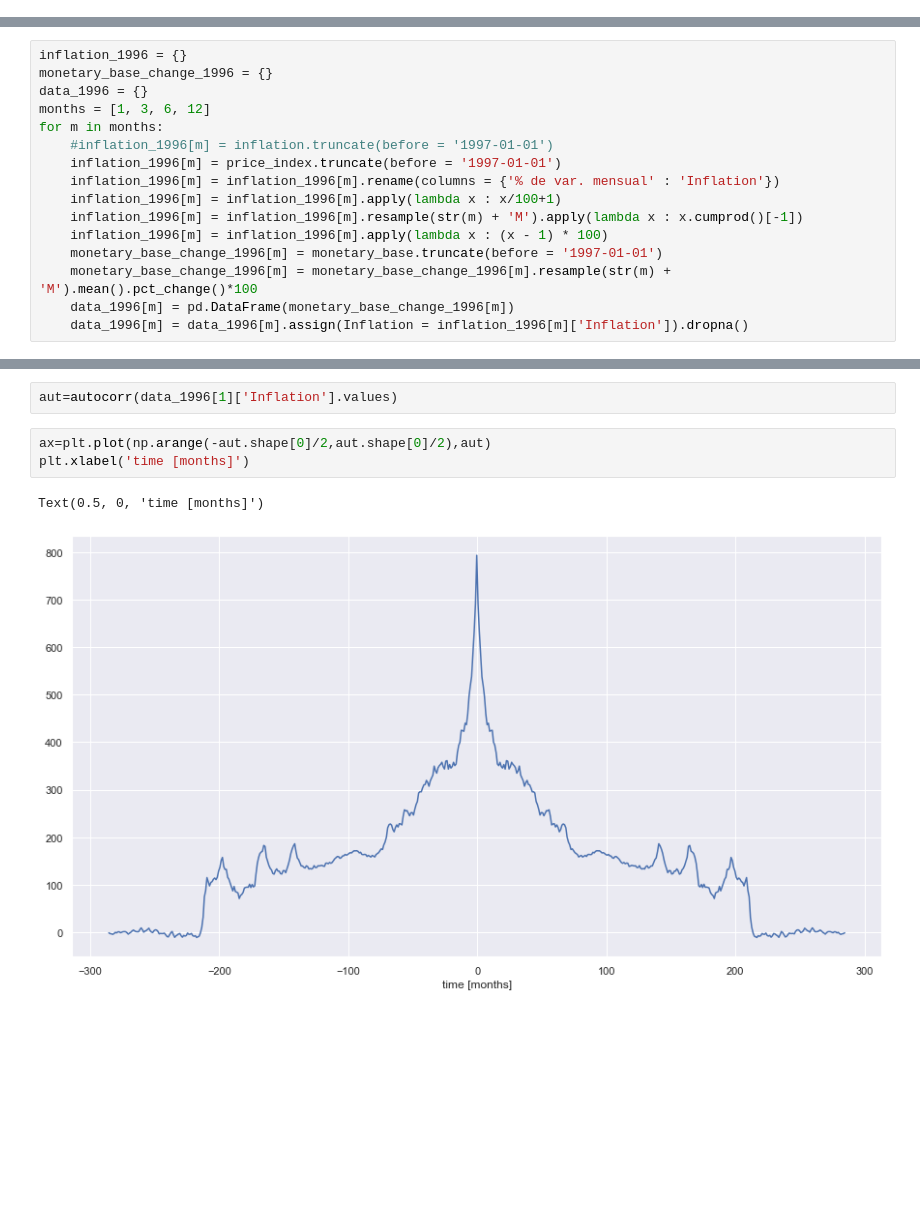
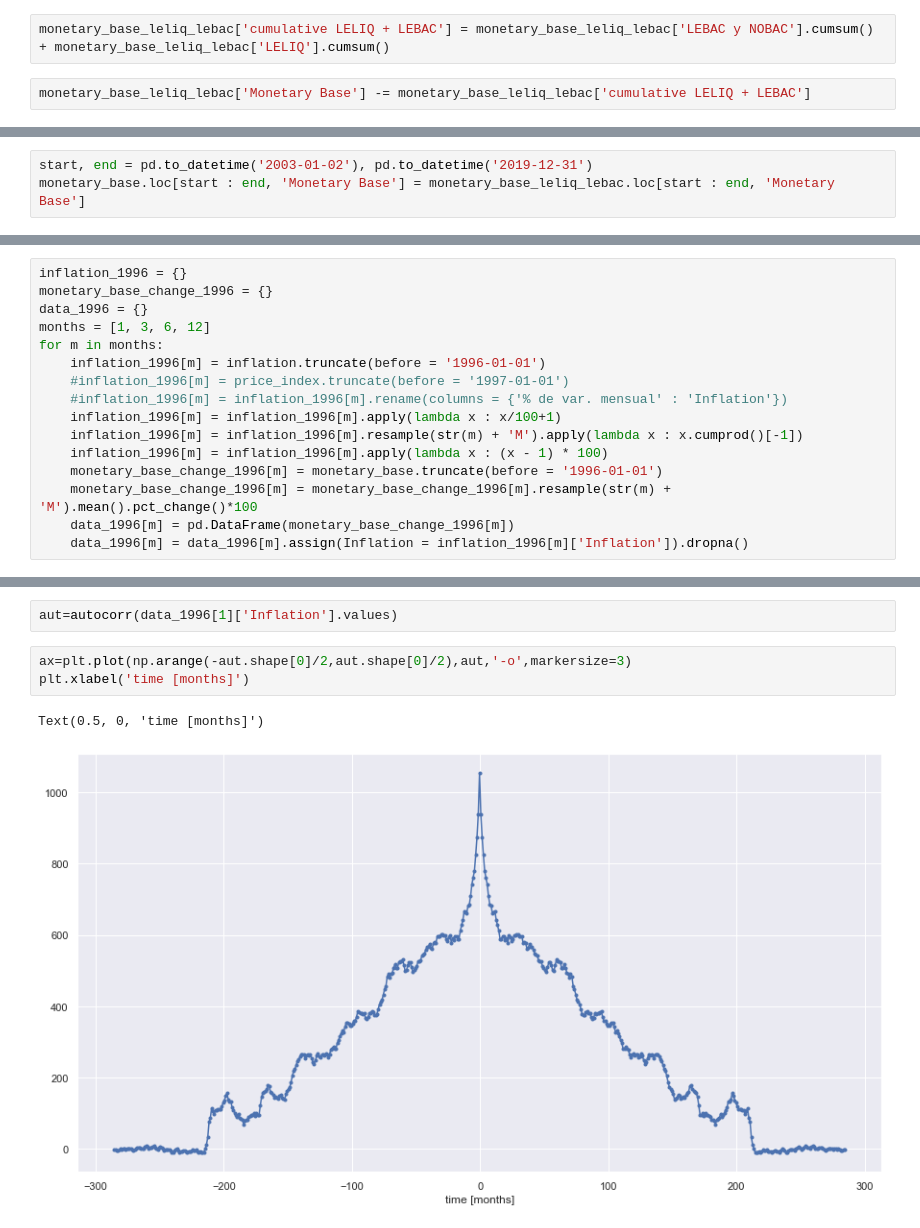
Before and after one commit to lambdaclass/finance_playground, a Jupyter notebook: notebooks/cmb_inflation/bm_inflation.ipynb, the cells around one changed output, grey strips where cells are left out. Drawn from its saved outputs; the diff is of its cells as text; blank space fills up the shorter version.

```diff
--- a/notebooks/cmb_inflation/bm_inflation.ipynb
+++ b/notebooks/cmb_inflation/bm_inflation.ipynb
@@ -38,0 +65,4 @@ monetary_base = monetary_base.drop(['Dates'], axis=1)
+# %%
+monetary_base_leliq_lebac['cumulative LELIQ + LEBAC'] = monetary_base_leliq_lebac['LEBAC y NOBAC'].cumsum() + monetary_base_leliq_lebac['LELIQ'].cumsum()
+# %%
+monetary_base_leliq_lebac['Monetary Base'] -= monetary_base_leliq_lebac['cumulative LELIQ + LEBAC']
@@ -39,3 +71,6 @@ monetary_base = monetary_base.drop(['Dates'], axis=1)
+# %%
+start, end = pd.to_datetime('2003-01-02'), pd.to_datetime('2019-12-31')
+monetary_base.loc[start : end, 'Monetary Base'] = monetary_base_leliq_lebac.loc[start : end, 'Monetary Base']
 # %%
 ax = inflation.plot()
 # %% [output]
@@ -52,13 +86,13 @@ monetary_base_change_1996 = {}
 data_1996 = {}
 months = [1, 3, 6, 12]
 for m in months:
-    #inflation_1996[m] = inflation.truncate(before = '1997-01-01')
-    inflation_1996[m] = price_index.truncate(before = '1997-01-01')
-    inflation_1996[m] = inflation_1996[m].rename(columns = {'% de var. mensual' : 'Inflation'})
+    inflation_1996[m] = inflation.truncate(before = '1996-01-01')
+    #inflation_1996[m] = price_index.truncate(before = '1997-01-01')
+    #inflation_1996[m] = inflation_1996[m].rename(columns = {'% de var. mensual' : 'Inflation'})
     inflation_1996[m] = inflation_1996[m].apply(lambda x : x/100+1)
     inflation_1996[m] = inflation_1996[m].resample(str(m) + 'M').apply(lambda x : x.cumprod()[-1])
     inflation_1996[m] = inflation_1996[m].apply(lambda x : (x - 1) * 100)
-    monetary_base_change_1996[m] = monetary_base.truncate(before = '1997-01-01')
+    monetary_base_change_1996[m] = monetary_base.truncate(before = '1996-01-01')
     monetary_base_change_1996[m] = monetary_base_change_1996[m].resample(str(m) + 'M').mean().pct_change()*100
     data_1996[m] = pd.DataFrame(monetary_base_change_1996[m])
     data_1996[m] = data_1996[m].assign(Inflation = inflation_1996[m]['Inflation']).dropna()
@@ -216,8 +268,8 @@ plt.plot(np.arange(-aut.shape[0]/2,aut.shape[0]/2),aut)
 # %%
 aut=autocorr(data_1996[1]['Inflation'].values)
 # %%
-ax=plt.plot(np.arange(-aut.shape[0]/2,aut.shape[0]/2),aut)
+ax=plt.plot(np.arange(-aut.shape[0]/2,aut.shape[0]/2),aut,'-o',markersize=3)
 plt.xlabel('time [months]')
 # %% [output]
 Text(0.5, 0, 'time [months]')
-[figure, old version]
+[figure, new version]
```
Also changed, not shown: parts of 39 cells of this notebook, 2 other files.
